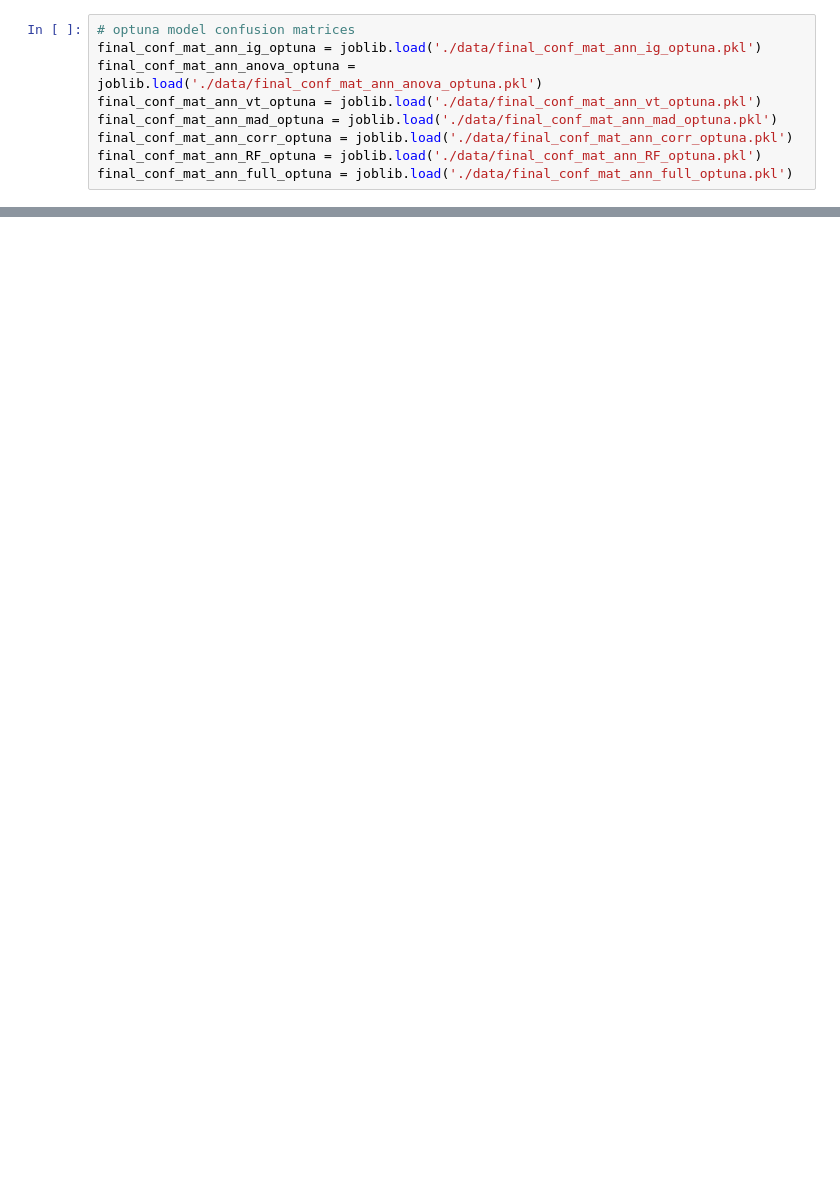
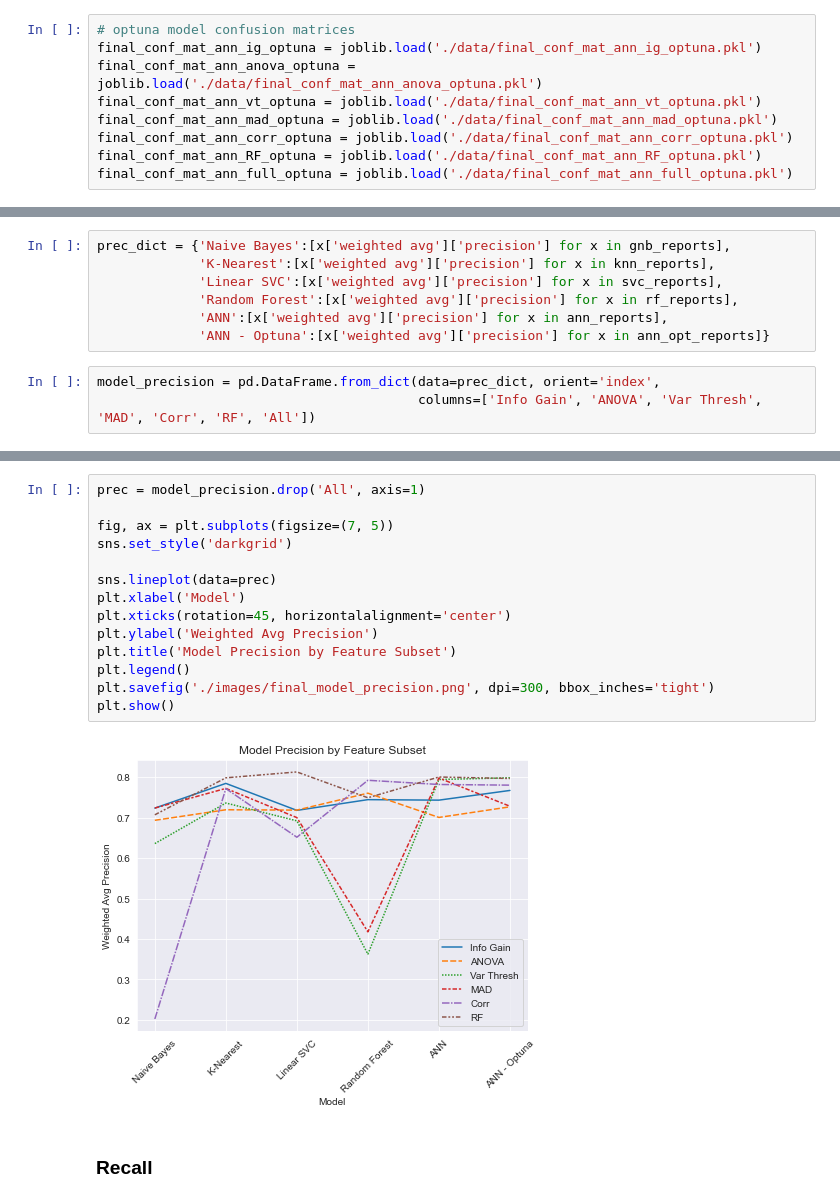
Before and after one commit to pvan1/DATA-606-Capstone, a Jupyter notebook: capstone_phase2_ann_plot_results.ipynb, the cells around one changed output, grey strips where cells are left out. Drawn from its saved outputs; the diff is of its cells as text; blank space fills up the shorter version.

```diff
--- a/capstone_phase2_ann_plot_results.ipynb
+++ b/capstone_phase2_ann_plot_results.ipynb
@@ -226,0 +302,10 @@ final_conf_mat_ann_full_optuna = joblib.load('./data/final_conf_mat_ann_full_opt
+# %%
+prec_dict = {'Naive Bayes':[x['weighted avg']['precision'] for x in gnb_reports],
+             'K-Nearest':[x['weighted avg']['precision'] for x in knn_reports],
+             'Linear SVC':[x['weighted avg']['precision'] for x in svc_reports],
+             'Random Forest':[x['weighted avg']['precision'] for x in rf_reports],
+             'ANN':[x['weighted avg']['precision'] for x in ann_reports],
+             'ANN - Optuna':[x['weighted avg']['precision'] for x in ann_opt_reports]}
+# %%
+model_precision = pd.DataFrame.from_dict(data=prec_dict, orient='index',
+                                         columns=['Info Gain', 'ANOVA', 'Var Thresh', 'MAD', 'Corr', 'RF', 'All'])
@@ -226,0 +322,18 @@ final_conf_mat_ann_full_optuna = joblib.load('./data/final_conf_mat_ann_full_opt
+# %%
+prec = model_precision.drop('All', axis=1)
+
+fig, ax = plt.subplots(figsize=(7, 5))
+sns.set_style('darkgrid')
+
+sns.lineplot(data=prec)
+plt.xlabel('Model')
+plt.xticks(rotation=45, horizontalalignment='center')
+plt.ylabel('Weighted Avg Precision')
+plt.title('Model Precision by Feature Subset')
+plt.legend()
+plt.savefig('./images/final_model_precision.png', dpi=300, bbox_inches='tight')
+plt.show()
+# %% [output]
+[figure, added]
+# %% [markdown]
+### Recall
```
Also changed, not shown: parts of 37 cells of this notebook.
